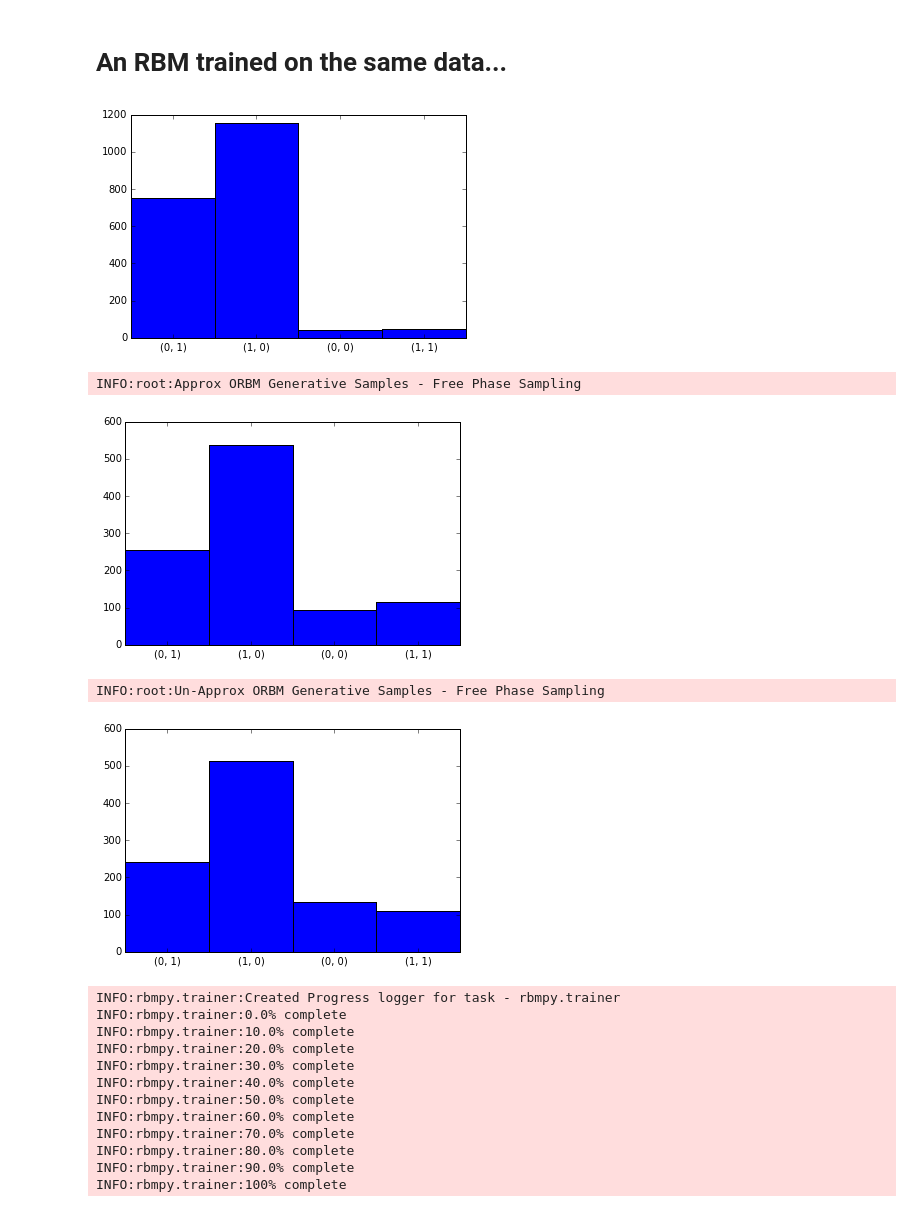
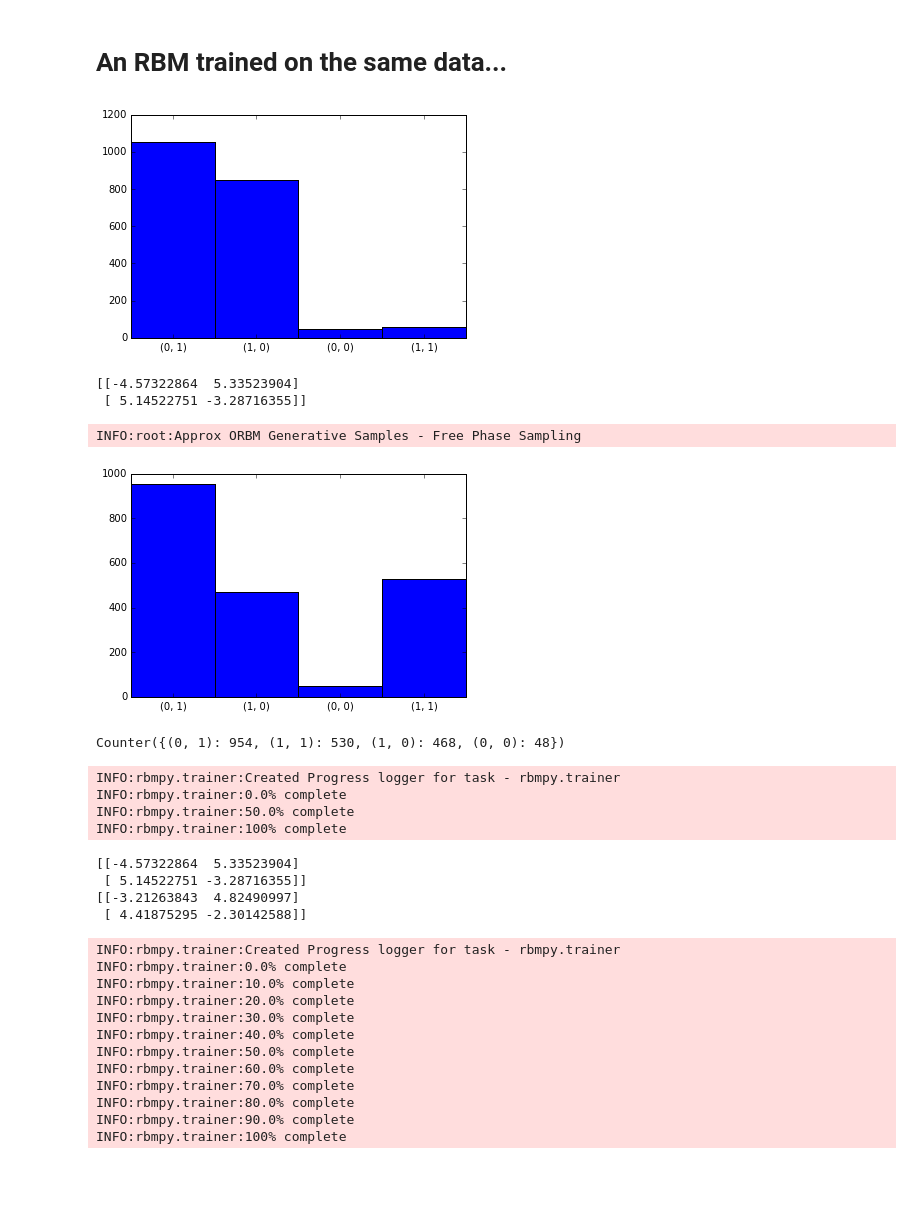
Before and after one commit to garibaldu/multicauseRBM, a Jupyter notebook: Max/ORBM-Training.ipynb, the cells around one changed output. Saved outputs shown, nothing was run; the diff lists cells and outputs as text; code cells hidden in the pictures; blank space fills up the shorter version.

```diff
--- a/Max/ORBM-Training.ipynb
+++ b/Max/ORBM-Training.ipynb
@@ -46,13 +46,16 @@ def plot_rbm_vanilla_dreams(rbm):
     pp.plot_dict(reconstructions)
 
 def plot_orbm_dreams(rbm_a, rbm_b, sampler):
-    ab_orbm_dreams = orbm_goodnight(rbm_a,rbm_b,sampler, 1000,200)[0]
+    ab_orbm_dreams = orbm_goodnight(rbm_a,rbm_b,sampler, 2000,100)[0]
     pp.plot_dict(ab_orbm_dreams)
+    return ab_orbm_dreams
 
 def evaluate_orbm_training(num_hid, sampler_class, dataset_composite, epochs):
+
     (num_items, num_vis ) = datasets.squash_images(dataset_composite).shape
     rbm_a = RBM(num_hid, num_vis,num_items, zerod_bias=True)
-    rbm_b = rbm_a #RBM(num_hid, num_vis,num_items)
+    logger.warn("Using a single RBM here!!")
+    rbm_b = rbm_a #RBM(num_hid, num_vis,num_items, zerod_bias= True)
     sampler = sampler_class(rbm_a.weights ,rbm_b.weights, rbm_a.hidden_bias, rbm_b.hidden_bias)
     trainer = ORBMTrainer(rbm_a,rbm_b, sampler)
 
@@ -95,19 +95,40 @@ van_sampler = VanillaSampler(rbm_vanilla)
 van_trainer = VanillaTrainier(rbm_vanilla,van_sampler)
 van_trainer.train(int(1e4), datasets.squash_images(pure_dataset))
 plot_rbm_vanilla_dreams(rbm_vanilla)
+print(rbm_vanilla.weights)
+original_van_weights = np.copy(rbm_vanilla.weights)
 # %% [output]
-[figure, old version]
+[figure, new version]
+[[-4.57322864  5.33523904]
+ [ 5.14522751 -3.28716355]]
 # %%
 orbm_sampler = ApproximatedMulDimSampler(rbm_vanilla.weights ,rbm_vanilla.weights, rbm_vanilla.hidden_bias, rbm_vanilla.hidden_bias)
-orbm_trainer = ORBMTrainer(rbm_vanilla,rbm_vanilla, orbm_sampler)
 unapprox_sampler = FullCorrectionMulDimSampler(rbm_vanilla.weights ,rbm_vanilla.weights, rbm_vanilla.hidden_bias, rbm_vanilla.hidden_bias)
+orbm_trainer = ORBMTrainer(rbm_vanilla,rbm_vanilla, unapprox_sampler)
+
+dirty_sampler = DirtyCorrectionMulDimSampler(rbm_vanilla.weights ,rbm_vanilla.weights, rbm_vanilla.hidden_bias, rbm_vanilla.hidden_bias)
 logger.info("Approx ORBM Generative Samples - Free Phase Sampling")
 plot_orbm_dreams(rbm_vanilla, rbm_vanilla, orbm_sampler)
-logger.info("Un-Approx ORBM Generative Samples - Free Phase Sampling")
-plot_orbm_dreams(rbm_vanilla, rbm_vanilla, unapprox_sampler)
+
+# logger.info("Un-Approx ORBM Generative Samples - Free Phase Sampling")
+# plot_orbm_dreams(rbm_vanilla, rbm_vanilla, unapprox_sampler)
+# logger.info("Dirty ORBM Generative Samples - Free Phase Sampling")
+# plot_orbm_dreams(rbm_vanilla, rbm_vanilla, dirty_sampler)
 # %% [output]
 INFO:root:Approx ORBM Generative Samples - Free Phase Sampling
-[figure, old version]
+[figure, new version]
-INFO:root:Un-Approx ORBM Generative Samples - Free Phase Sampling
+Counter({(0, 1): 954, (1, 1): 530, (1, 0): 468, (0, 0): 48})
-[figure, removed]
+# %%
+print(original_van_weights)
+orbm_trainer.train(100,datasets.squash_images(dataset_composite), logging_freq=50)
+print(rbm_vanilla.weights)
+# %% [output]
+INFO:rbmpy.trainer:Created Progress logger for task - rbmpy.trainer
+INFO:rbmpy.trainer:0.0% complete
+INFO:rbmpy.trainer:50.0% complete
+INFO:rbmpy.trainer:100% complete
+[[-4.57322864  5.33523904]
+ [ 5.14522751 -3.28716355]]
+[[-3.21263843  4.82490997]
+ [ 4.41875295 -2.30142588]]
 # %%
```
Also changed, not shown: parts of 14 cells of this notebook, 2 other files.
